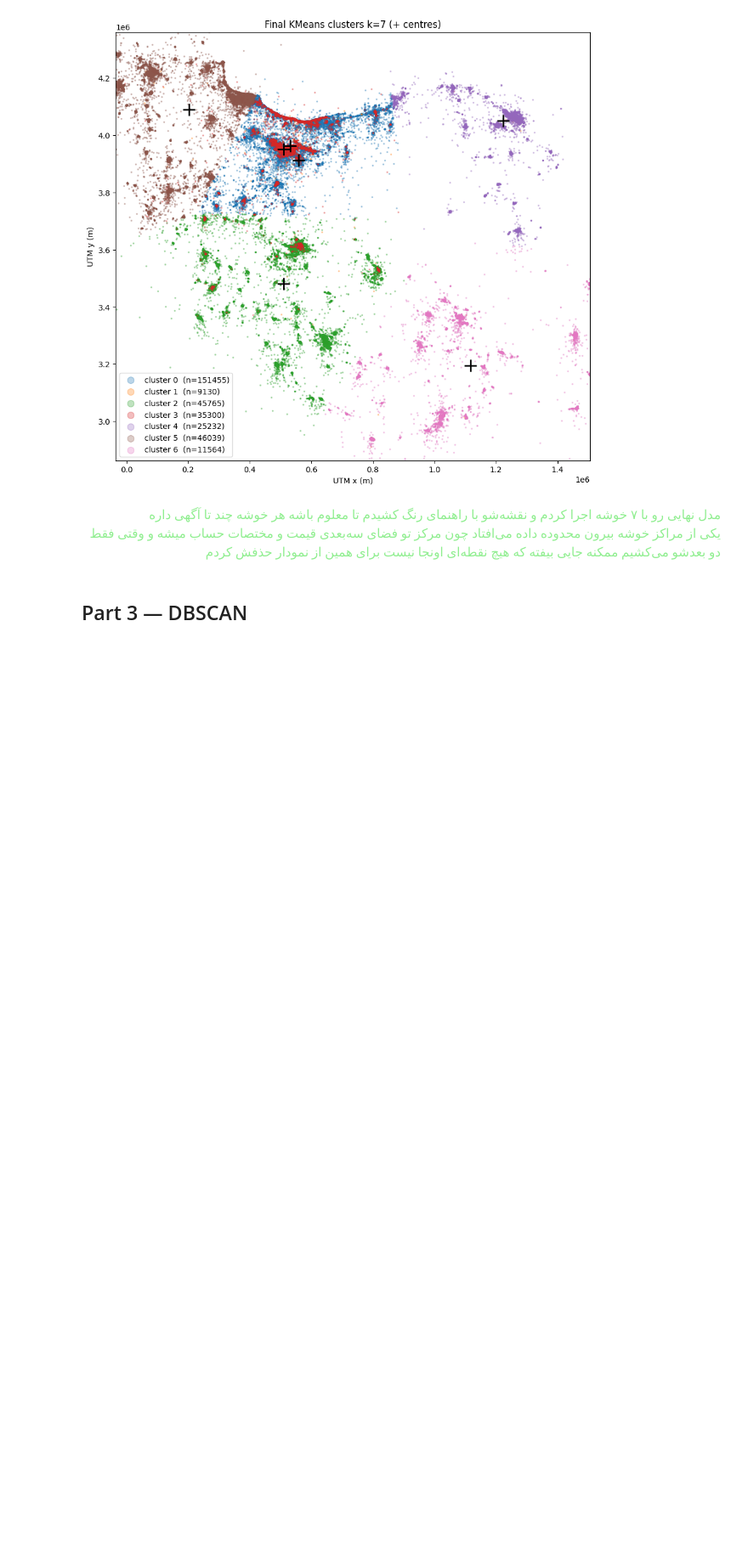
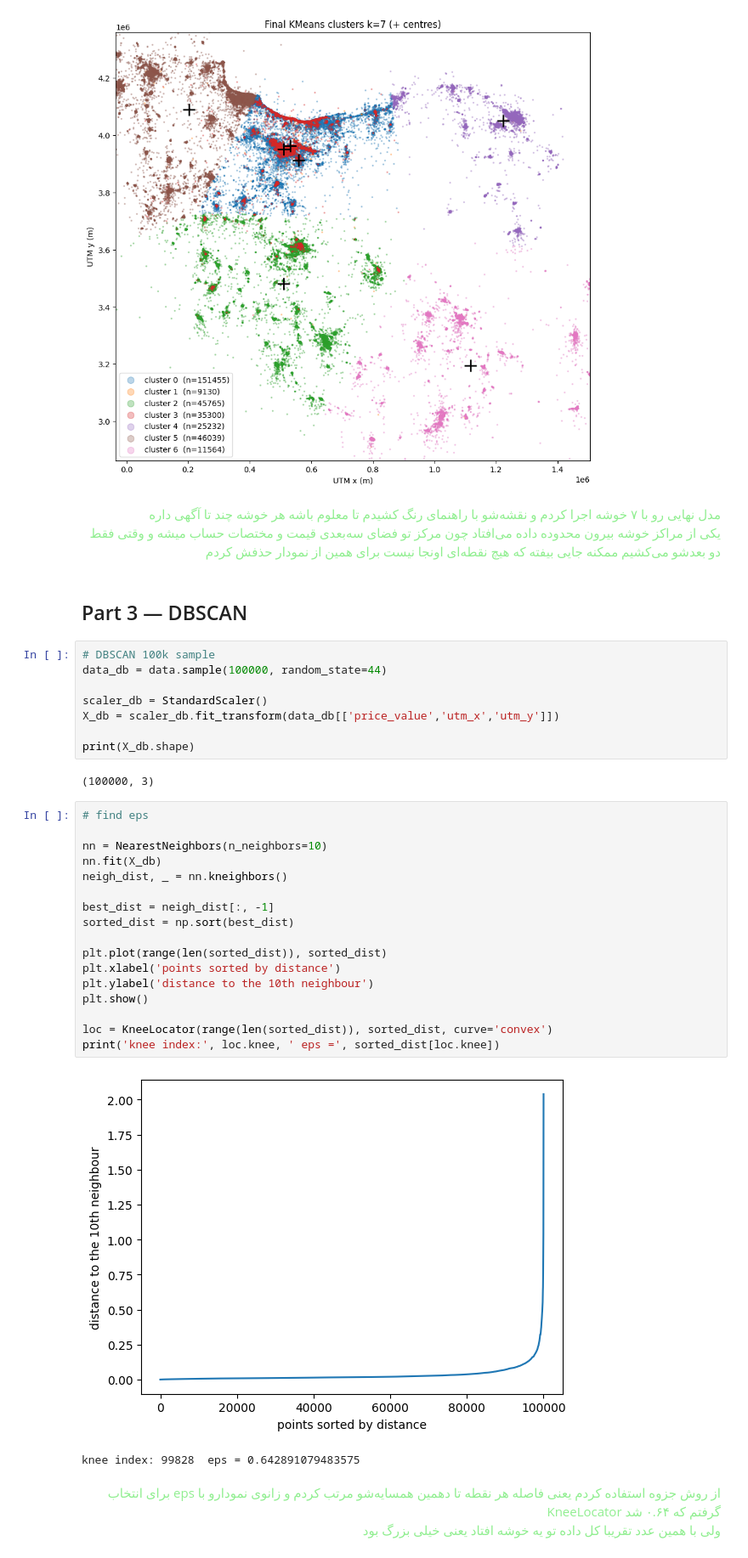
Before and after one commit to aminrafi394/quera-AI-first-project, a Jupyter notebook: notebooks/clustering_mahdi.ipynb, the cells around one changed output. Shown at 85% size. Saved outputs shown, nothing was run; the diff lists cells and outputs as text; blank space fills up the shorter version.

Commit message:
Add DBSCAN with hyper-parameter search, final model and analysis

```diff
--- a/notebooks/clustering_mahdi.ipynb
+++ b/notebooks/clustering_mahdi.ipynb
@@ -424,3 +404,39 @@ plt.show()
 </font></p>
 # %% [markdown]
 ## Part 3 — DBSCAN
+# %%
+# DBSCAN 100k sample
+data_db = data.sample(100000, random_state=44)
+
+scaler_db = StandardScaler()
+X_db = scaler_db.fit_transform(data_db[['price_value','utm_x','utm_y']])
+
+print(X_db.shape)
+# %% [output]
+(100000, 3)
+# %%
+# find eps
+
+nn = NearestNeighbors(n_neighbors=10)
+nn.fit(X_db)
+neigh_dist, _ = nn.kneighbors()
+
+best_dist = neigh_dist[:, -1]
+sorted_dist = np.sort(best_dist)
+
+plt.plot(range(len(sorted_dist)), sorted_dist)
+plt.xlabel('points sorted by distance')
+plt.ylabel('distance to the 10th neighbour')
+plt.show()
+
+loc = KneeLocator(range(len(sorted_dist)), sorted_dist, curve='convex')
+print('knee index:', loc.knee, ' eps =', sorted_dist[loc.knee])
+# %% [output]
+[figure, added]
+knee index: 99828  eps = 0.642891079483575
+# %% [markdown]
+<p dir="rtl" align="right"><font color="#90EE90" face="vazir">
+برای انتخاب eps از روش جزوه استفاده کردم یعنی فاصله هر نقطه تا دهمین همسایه‌شو مرتب کردم و زانوی نمودارو با KneeLocator گرفتم که ۰.۶۴ شد
+<br>
+ولی با همین عدد تقریبا کل داده تو یه خوشه افتاد یعنی خیلی بزرگ بود
+</font></p>
```
Also changed, not shown: parts of 14 cells of this notebook.
